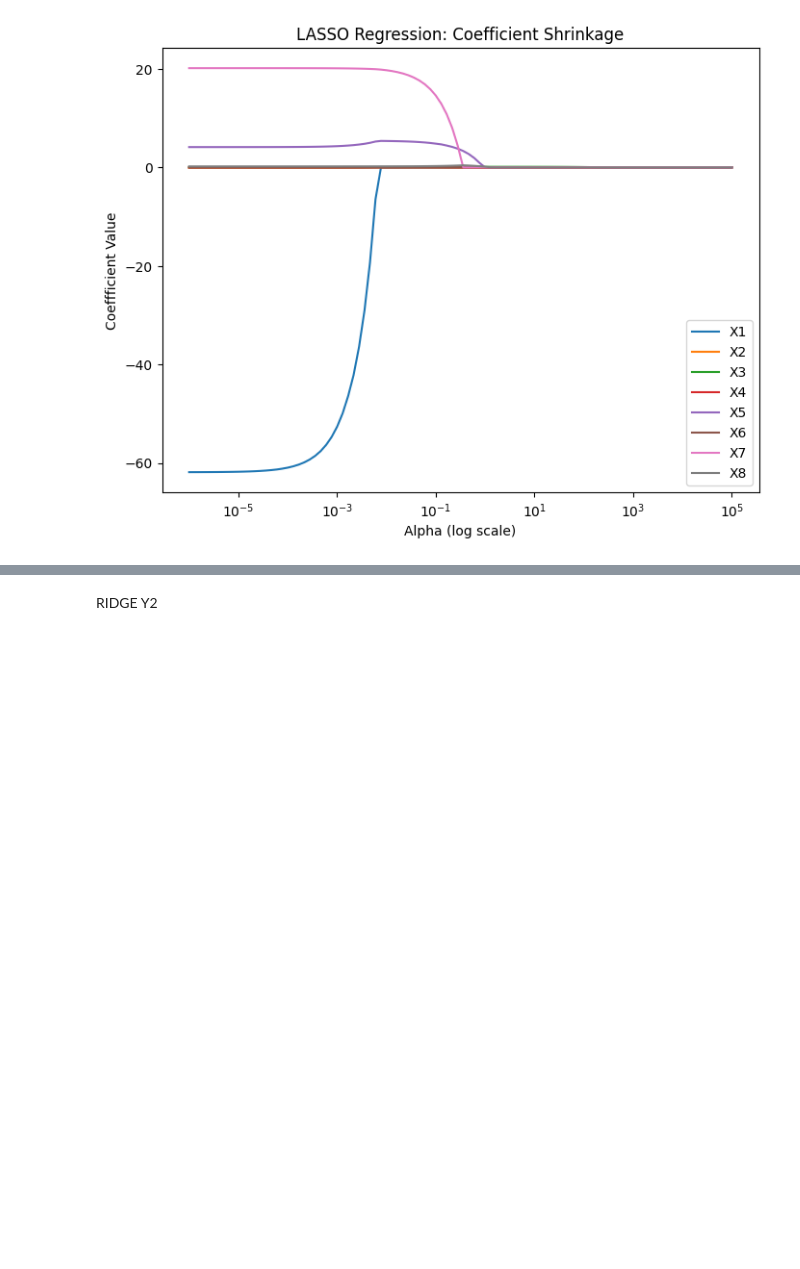
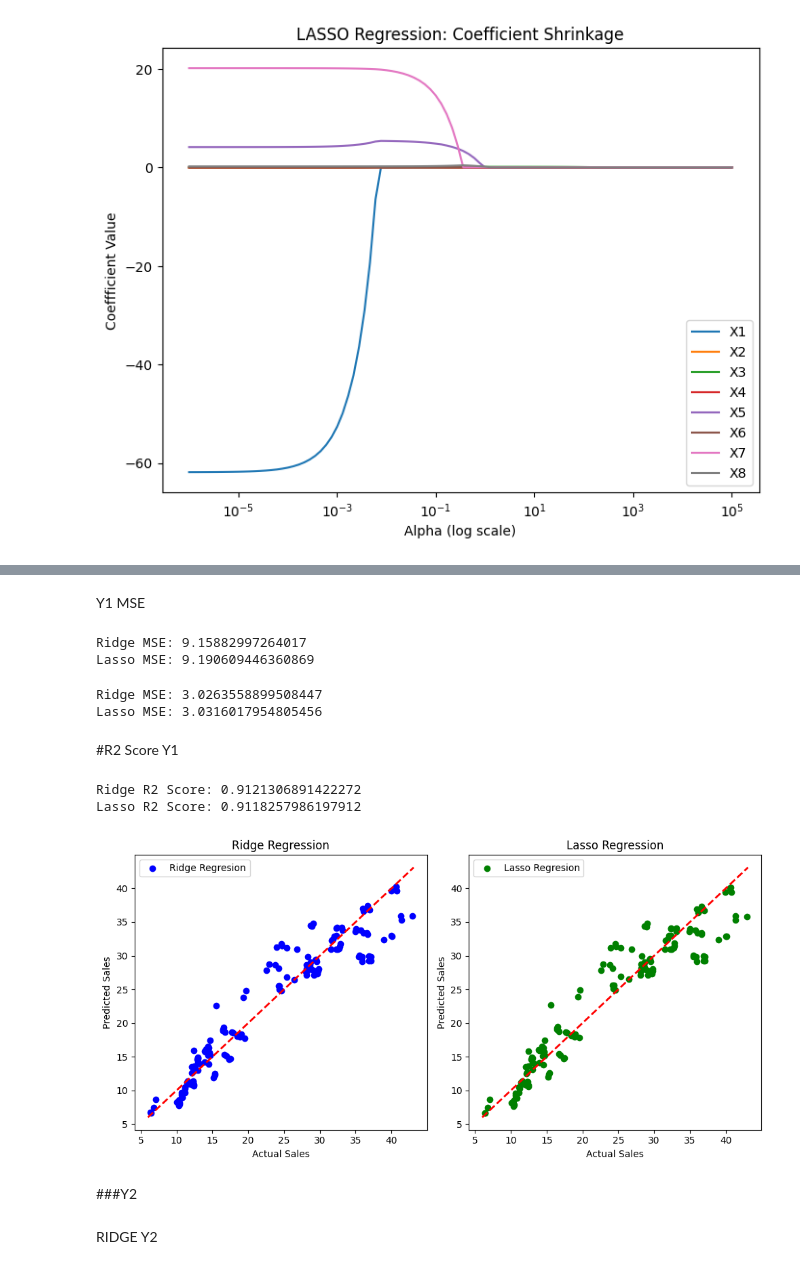
Before and after one commit to anmolS-1104/SML, a Jupyter notebook: SML /Exp 4.ipynb, the cells around one changed output, grey strips where cells are left out. Saved outputs shown, nothing was run; the diff lists cells and outputs as text; code cells hidden in the pictures; blank space fills up the shorter version.

```diff
--- a/SML /Exp 4.ipynb
+++ b/SML /Exp 4.ipynb
@@ -378,3 +410,10 @@ plt.legend(X1.columns)
 plt.show()
 # %% [output]
 [figure]
+# %%
+#define aplha search space (Ridge)('Y2')
+param_grid = {'alpha':np.logspace(-3,2,20)}
+ridge_cv = GridSearchCV(Ridge(),param_grid,scoring= 'neg_mean_squared_error'
+                        )
+ridge_cv.fit(X1_train,Y1_train)
+print("Best Alpha (Ridge):",ridge_cv.best_params_['alpha'])
@@ -381,3 +429,67 @@ plt.show()
+# %% [markdown]
+Y1 MSE
+# %%
+#best models(Y1)
+best_ridge = ridge_cv.best_estimator_
+best_lasso = lasso_cv.best_estimator_
+#predictions
+ridge_pred = best_ridge.predict(X1_test)
+lasso_pred = best_lasso.predict(X1_test)
+#errors
+print("Ridge MSE:",mean_squared_error(Y1_test,ridge_pred))
+print("Lasso MSE:",mean_squared_error(Y1_test,lasso_pred))
+# %% [output]
+Ridge MSE: 9.15882997264017
+Lasso MSE: 9.190609446360869
+# %%
+#RMSE
+print("Ridge MSE:",np.sqrt(mean_squared_error(Y1_test,ridge_pred)))
+print("Lasso MSE:",np.sqrt(mean_squared_error(Y1_test,lasso_pred)))
+# %% [output]
+Ridge MSE: 3.0263558899508447
+Lasso MSE: 3.0316017954805456
+# %% [markdown]
+#R2 Score Y1
+# %%
+from sklearn.metrics import r2_score
+
+# Calculate R2 Score for Ridge
+ridge_r2_Y1 = r2_score(Y1_test, ridge_pred)
+
+# Calculate R2 Score for Lasso
+lasso_r2_Y1 = r2_score(Y1_test, lasso_pred)
+
+print("Ridge R2 Score:", ridge_r2_Y1)
+print("Lasso R2 Score:", lasso_r2_Y1)
+# %% [output]
+Ridge R2 Score: 0.9121306891422272
+Lasso R2 Score: 0.9118257986197912
+# %%
+#plot actual vs predicted values for both models
+plt.figure(figsize=(10,5))
+plt.subplot(1,2,1)
+plt.scatter(Y1_test,ridge_pred,color='blue',label='Ridge Regresion')
+plt.plot([Y1.min(),Y1.max()],[Y1.min(),Y1.max()],'r--',lw=2)
+plt.xlabel("Actual Sales")
+plt.ylabel("Predicted Sales")
+plt.title("Ridge Regression")
+plt.legend()
+
+
+plt.subplot(1,2,2)
+plt.scatter(Y1_test,lasso_pred,color='green',label='Lasso Regresion')
+plt.plot([Y1.min(),Y1.max()],[Y1.min(),Y1.max()],'r--',lw=2)
+plt.xlabel("Actual Sales")
+plt.ylabel("Predicted Sales")
+plt.title("Lasso Regression")
+plt.legend()
+
+plt.tight_layout()
+plt.show()
+# %% [output]
+[figure, added]
+# %% [markdown]
+###Y2
 # %%
 Y2=df_enb['Y2']
 # %%
```
Also changed, not shown: parts of 20 cells of this notebook.
